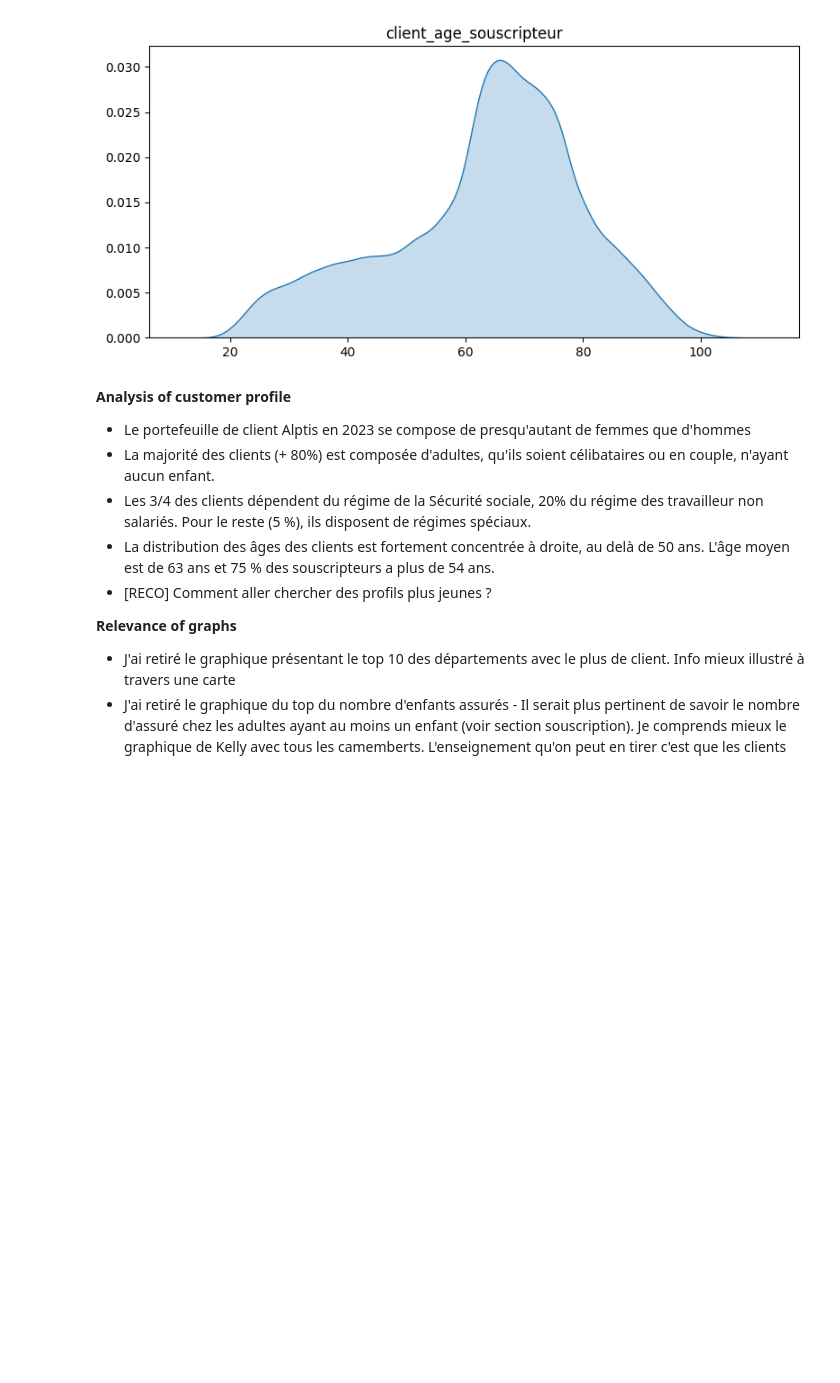
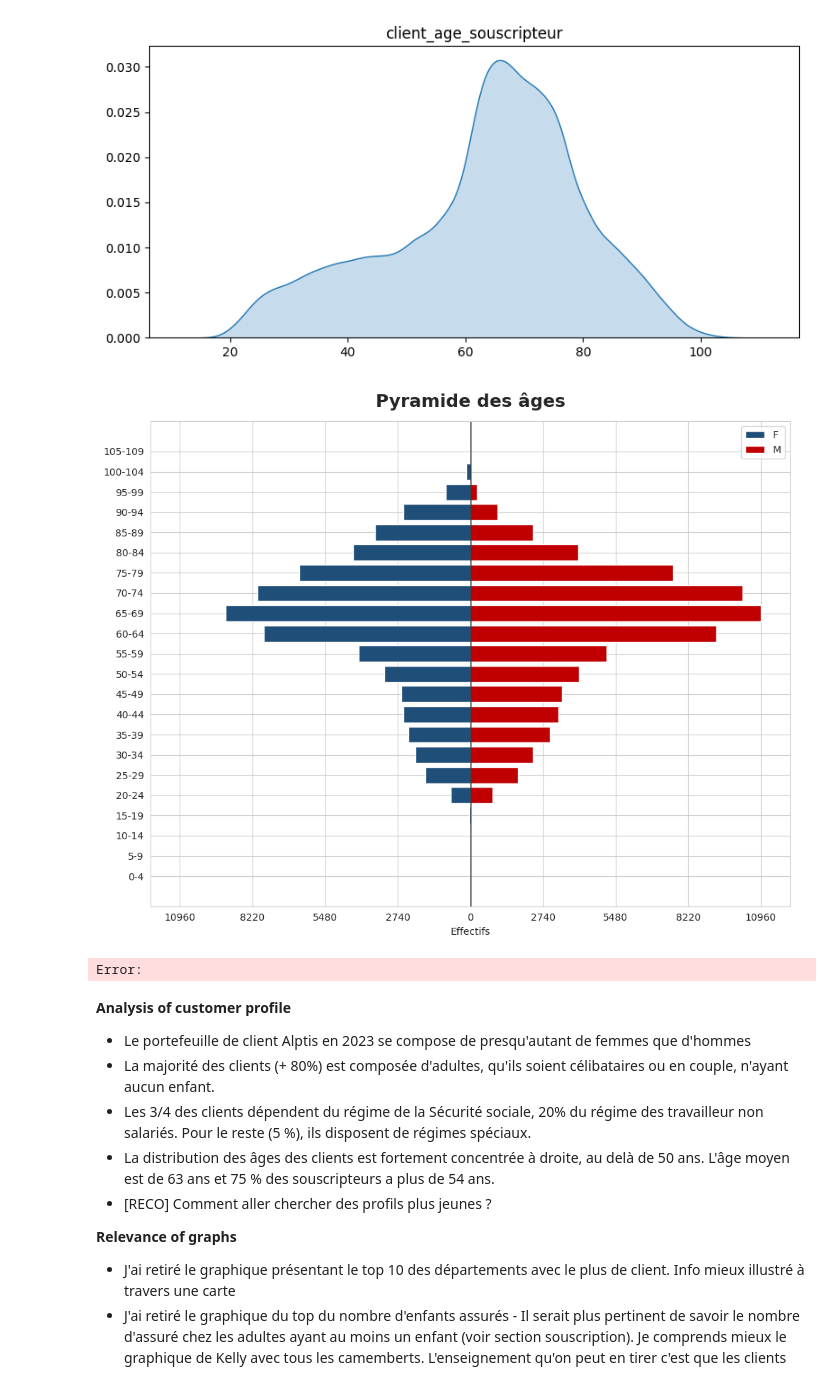
Before and after one commit to kellybourbon2/Alptis-churn-prediction, a Jupyter notebook: Overview_Alptis.ipynb, the cells around one changed output. Saved outputs shown, nothing was run; the diff lists cells and outputs as text; code cells hidden in the pictures; blank space fills up the shorter version.

```diff
--- a/Overview_Alptis.ipynb
+++ b/Overview_Alptis.ipynb
@@ -75,6 +65,22 @@ plt.tight_layout()
 [figure]
 [figure]
 [figure]
+# %%
+# Age pyramid
+TransformData.plot_pyramide_ages(df=df_client, col_age="client_age_souscripteur", col_sexe= 'client_sexe_souscripteur')
+# %% [output]
+[figure, added]
+# %%
+import matplotlib.pyplot as plt
+import seaborn as sns
+
+sns.histplot(df_portefeuille["client_anciennete_contrat_annees"], kde=True)
+plt.xlabel("Ancienneté du contrat (années)")
+plt.ylabel("Fréquence")
+plt.title("Distribution de l'ancienneté du contrat")
+plt.show()
+# %% [output]
+Error:
 # %% [markdown]
 **Analysis of customer profile**
 -   Le portefeuille de client Alptis en 2023 se compose de presqu'autant de femmes que d'hommes
```
Also changed, not shown: parts of 12 cells of this notebook, 10 other files.
